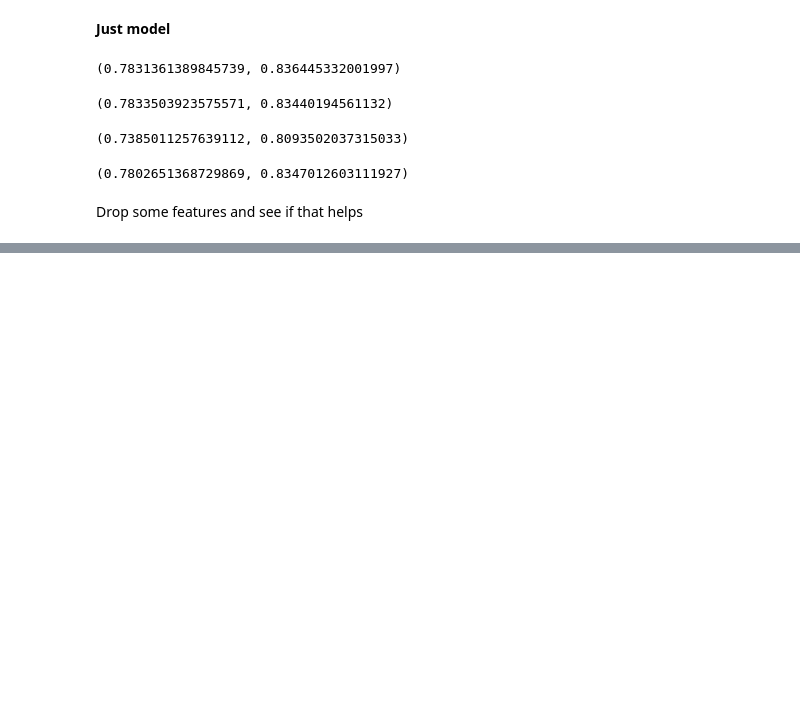
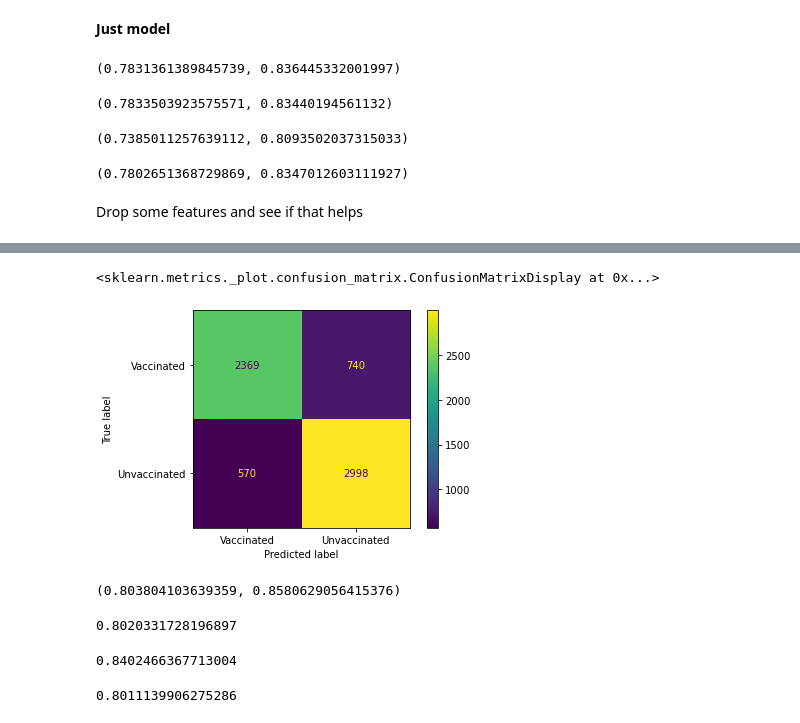
Before and after one commit to syxli/Modeling-Flu-Survey-Data, a Jupyter notebook: code/XGBoost_seasonal.ipynb, the cells around one changed output, grey strips where cells are left out. Cells and saved outputs as stored; diff of their text form; code cells hidden in the pictures; blank space fills up the shorter version.

```diff
--- a/code/XGBoost_seasonal.ipynb
+++ b/code/XGBoost_seasonal.ipynb
@@ -181,0 +278,20 @@ Drop some features and see if that helps
+# %%
+y_train = np.array(y_train)
+y_test = np.array(y_test)
+# %%
+# gridsearch
+xg_cls = xgb.XGBClassifier(random_state=42, use_label_encoder=False)
+
+params = {
+    'n_estimators' : [100, 250, 500],
+    'max_depth' : [3, 5, 6, 10],
+    'learning_rate' : [0.01, 0.1, 0.3],
+    'colsample_bytree' : [0.5, 1],
+    'subsample' : [0.6, 1]
+}
+
+gs = GridSearchCV(estimator=xg_cls, param_grid=params, scoring='roc_auc')
+
+gs.fit(X_train, y_train)
+
+y_pred = gs.predict(X_test)
@@ -181,0 +341,10 @@ Drop some features and see if that helps
+# %%
+model = xgb.XGBClassifier(random_state=42,
+                          use_label_encoder=False,
+                          colsample_bytree=0.5,
+                          learning_rate=0.001,
+                          max_depth=10,
+                          n_estimators=500,
+                          subsample=1
+                         )
+model.fit(X_train, y_train)
@@ -181,0 +363,3 @@ Drop some features and see if that helps
+# %%
+test_pred = model.predict(X_test)
+train_pred = model.predict(X_train)
@@ -181,0 +368,21 @@ Drop some features and see if that helps
+# %%
+ConfusionMatrixDisplay.from_predictions(y_test, test_pred, display_labels=['Vaccinated', 'Unvaccinated'])
+# %% [output]
+<sklearn.metrics._plot.confusion_matrix.ConfusionMatrixDisplay at 0x...>
+[figure, added]
+# %%
+accuracy_score(y_test, test_pred), accuracy_score(y_train, train_pred)
+# %% [output]
+(0.803804103639359, 0.8580629056415376)
+# %%
+precision_score(y_test, test_pred)
+# %% [output]
+0.8020331728196897
+# %%
+recall_score(y_test, test_pred)
+# %% [output]
+0.8402466367713004
+# %%
+roc_auc_score(y_test, test_pred)
+# %% [output]
+0.8011139906275286
```
Also changed, not shown: parts of 21 cells of this notebook.
